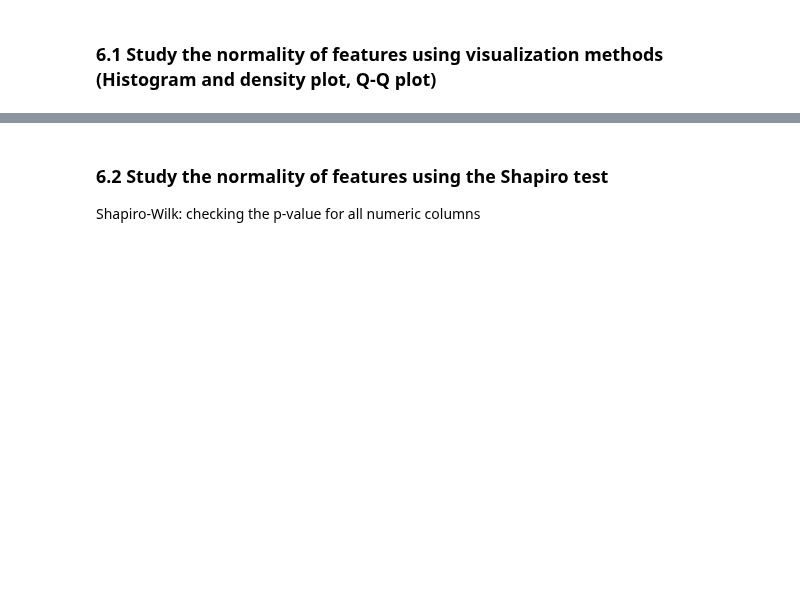
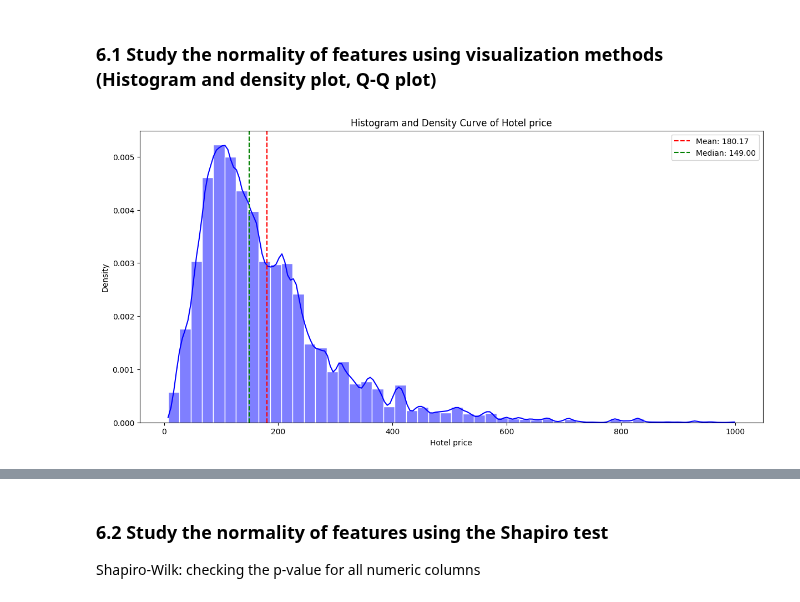
Before and after one commit to yceugene/DA_Proj_G7, a Jupyter notebook: src/main.ipynb, the cells around one changed output, grey strips where cells are left out. Saved outputs shown, nothing was run; the diff lists cells and outputs as text; code cells hidden in the pictures; blank space fills up the shorter version.

Commit message:
Added normality of features using visualizations

```diff
--- a/src/main.ipynb
+++ b/src/main.ipynb
@@ -398,3 +400,18 @@ plt.show()
 ## 6. Study the normality of features
 # %% [markdown]
 ### 6.1 Study the normality of features using visualization methods (Histogram and density plot, Q-Q plot)
+# %%
+# Histogram and Density Plot
+fig, ax = plt.subplots(figsize=(12, 6), layout='constrained')
+hotel_price = rating_df['Hotel.price']
+
+sns.histplot(hotel_price, kde=True, bins=50, color='blue', edgecolor='white', stat='density')
+ax.set_title('Histogram and Density Curve of Hotel price')
+ax.set_xlabel('Hotel price')
+ax.set_ylabel('Density')
+ax.axvline(hotel_price.mean(), color='red', linestyle='dashed', label=f"Mean: {hotel_price.mean():.2f}")
+ax.axvline(hotel_price.median(), color='green', linestyle='dashed', label=f"Median: {hotel_price.median():.2f}")
+ax.legend()
+plt.show()
+# %% [output]
+[figure, added]
```
Also changed, not shown: parts of 21 cells of this notebook.
